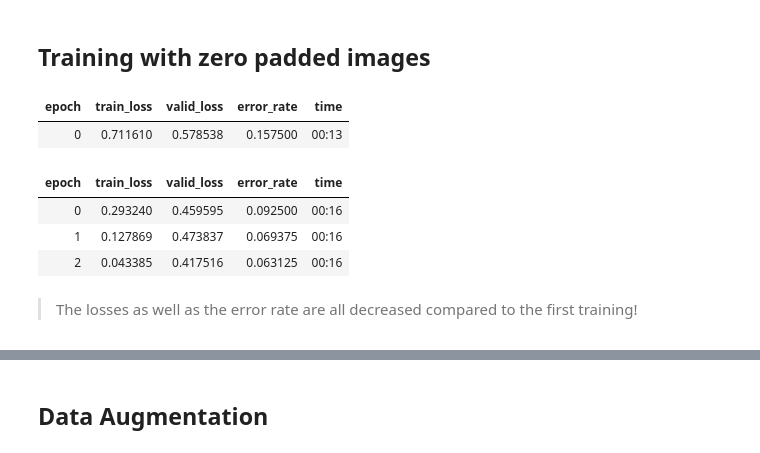
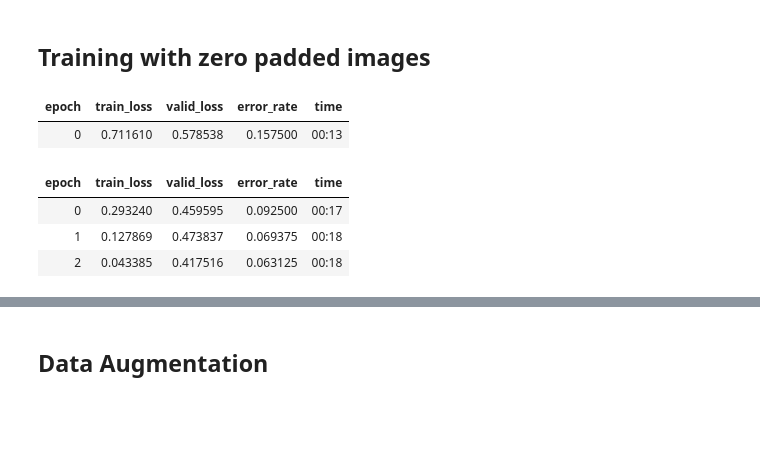
Before and after one commit to aviram421/mri-tumor-classification, a Jupyter notebook: tumor-classification-model.ipynb, the cells around one changed output, grey strips where cells are left out. Saved outputs shown, nothing was run; the diff lists cells and outputs as text; code cells hidden in the pictures; blank space fills up the shorter version.

```diff
--- a/tumor-classification-model.ipynb
+++ b/tumor-classification-model.ipynb
@@ -136,18 +150,15 @@ dls = update_transformations(scans, pad_resize)
 > Now the images are neither squished nor cropped.
 # %% [markdown]
 ## Training with zero padded images
-# %%
-learn = vision_learner(dls, resnet18, metrics=error_rate)
-learn.fine_tune(3)
-# %% [output]
-| epoch | train_loss | valid_loss | error_rate | time |
-| 0 | 0.711610 | 0.578538 | 0.157500 | 00:13 |
-| epoch | train_loss | valid_loss | error_rate | time |
-| 0 | 0.293240 | 0.459595 | 0.092500 | 00:16 |
-| 1 | 0.127869 | 0.473837 | 0.069375 | 00:16 |
-| 2 | 0.043385 | 0.417516 | 0.063125 | 00:16 |
-# %% [markdown]
-> The losses as well as the error rate are all decreased compared to the first training!
+# %%
+learn = train_model(3)
+# %% [output]
+| epoch | train_loss | valid_loss | error_rate | time |
+| 0 | 0.711610 | 0.578538 | 0.157500 | 00:13 |
+| epoch | train_loss | valid_loss | error_rate | time |
+| 0 | 0.293240 | 0.459595 | 0.092500 | 00:17 |
+| 1 | 0.127869 | 0.473837 | 0.069375 | 00:18 |
+| 2 | 0.043385 | 0.417516 | 0.063125 | 00:18 |
 # %%
 predict_tumor_type(meningioma_example)
 # %% [output]
```
Also changed, not shown: parts of 6 cells of this notebook.
